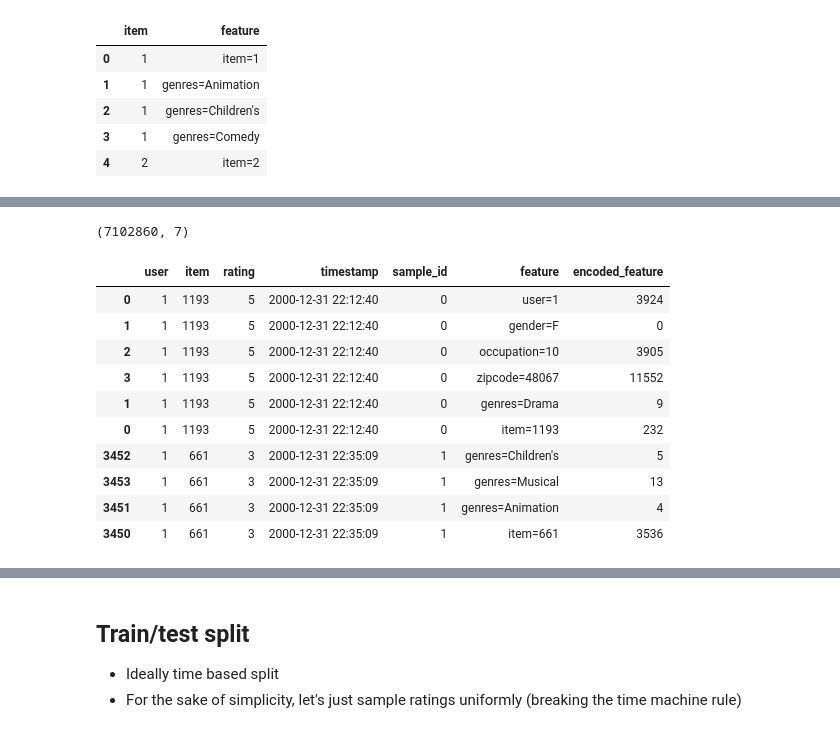
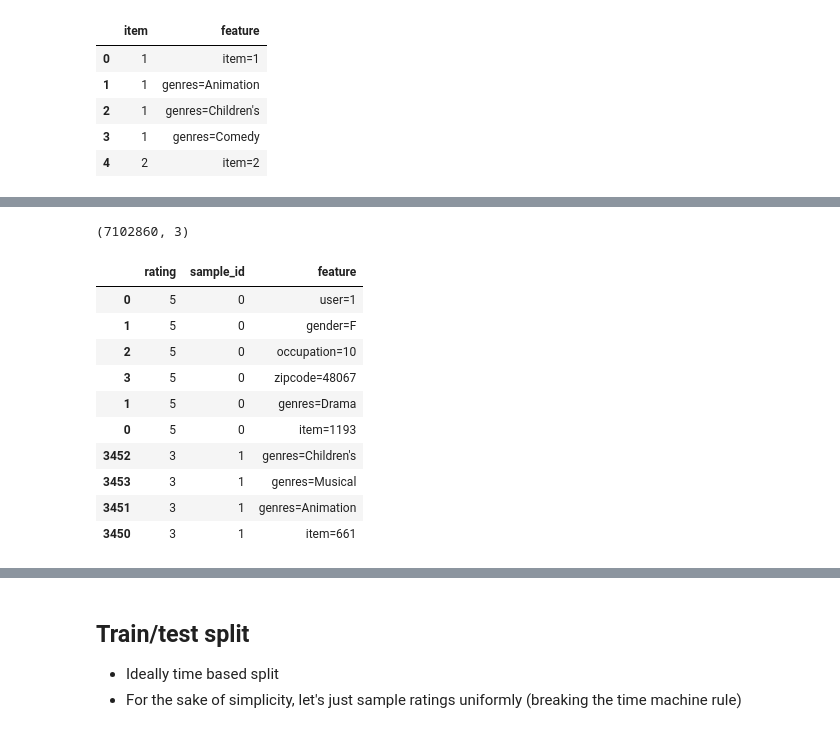
Before and after one commit to pilipolio/schibsted-study, a Jupyter notebook: notebooks/201610_ml1m_features.ipynb, the cells around one changed output, grey strips where cells are left out. Saved outputs shown, nothing was run; the diff lists cells and outputs as text; code cells hidden in the pictures.

```diff
--- a/notebooks/201610_ml1m_features.ipynb
+++ b/notebooks/201610_ml1m_features.ipynb
@@ -72,11 +72,3 @@ item_features.head()
 | 2 | 1 | genres=Children's |
 | 3 | 1 | genres=Comedy |
 | 4 | 2 | item=2 |
-# %%
-from sklearn import preprocessing
-
-features_encoder = preprocessing.LabelEncoder()
-features_encoder.fit(np.concatenate([user_features.feature.values, item_features.feature.values]))
-
-item_features = item_features.assign(encoded_feature=lambda df: features_encoder.transform(df.feature))
-user_features = user_features.assign(encoded_feature=lambda df: features_encoder.transform(df.feature))
@@ -92,23 +75,27 @@ user_features.head()
 # %%
-keyed_ratings = ratings.assign(sample_id=lambda df: np.arange(df.shape[0]))
+keyed_ratings = (ratings[['user', 'item', 'rating']]
+    .assign(sample_id=lambda df: np.arange(df.shape[0])))
 
-augmented_ratings = (pd.concat([
-    pd.merge(keyed_ratings, user_features, on='user', how='inner'),
-    pd.merge(keyed_ratings, item_features, on='item', how='inner')],
-    axis=0).sort_values('sample_id'))
+ratings_and_features = (
+    pd.concat([
+        pd.merge(keyed_ratings, user_features, on='user', how='inner'),
+        pd.merge(keyed_ratings, item_features, on='item', how='inner')],
+        axis=0)
+    .sort_values('sample_id')
+    .drop(['user', 'item'], axis=1))
 
-print(augmented_ratings.shape)
-augmented_ratings.head(10)
+print(ratings_and_features.shape)
+ratings_and_features.head(10)
 # %% [output]
-(7102860, 7)
+(7102860, 3)
-|  | user | item | rating | timestamp | sample_id | feature | encoded_feature |
-| 0 | 1 | 1193 | 5 | 2000-12-31 22:12:40 | 0 | user=1 | 3924 |
-| 1 | 1 | 1193 | 5 | 2000-12-31 22:12:40 | 0 | gender=F | 0 |
-| 2 | 1 | 1193 | 5 | 2000-12-31 22:12:40 | 0 | occupation=10 | 3905 |
-| 3 | 1 | 1193 | 5 | 2000-12-31 22:12:40 | 0 | zipcode=48067 | 11552 |
-| 1 | 1 | 1193 | 5 | 2000-12-31 22:12:40 | 0 | genres=Drama | 9 |
-| 0 | 1 | 1193 | 5 | 2000-12-31 22:12:40 | 0 | item=1193 | 232 |
-| 3452 | 1 | 661 | 3 | 2000-12-31 22:35:09 | 1 | genres=Children's | 5 |
-| 3453 | 1 | 661 | 3 | 2000-12-31 22:35:09 | 1 | genres=Musical | 13 |
-| 3451 | 1 | 661 | 3 | 2000-12-31 22:35:09 | 1 | genres=Animation | 4 |
-| 3450 | 1 | 661 | 3 | 2000-12-31 22:35:09 | 1 | item=661 | 3536 |
+|  | rating | sample_id | feature |
+| 0 | 5 | 0 | user=1 |
+| 1 | 5 | 0 | gender=F |
+| 2 | 5 | 0 | occupation=10 |
+| 3 | 5 | 0 | zipcode=48067 |
+| 1 | 5 | 0 | genres=Drama |
+| 0 | 5 | 0 | item=1193 |
+| 3452 | 3 | 1 | genres=Children's |
+| 3453 | 3 | 1 | genres=Musical |
+| 3451 | 3 | 1 | genres=Animation |
+| 3450 | 3 | 1 | item=661 |
```
Also changed, not shown: parts of 24 cells of this notebook.
